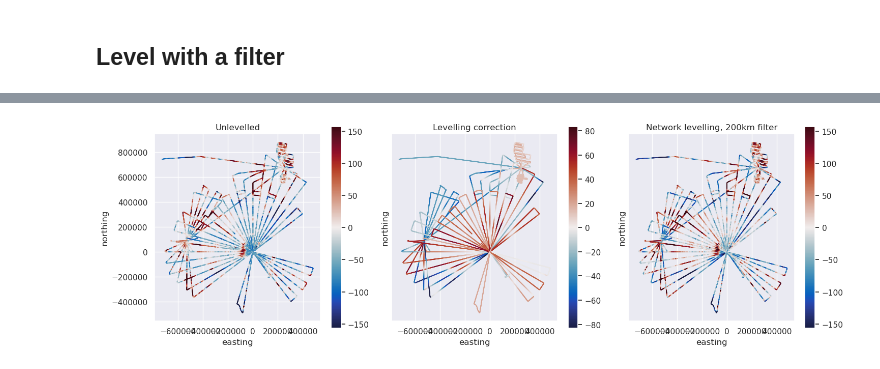
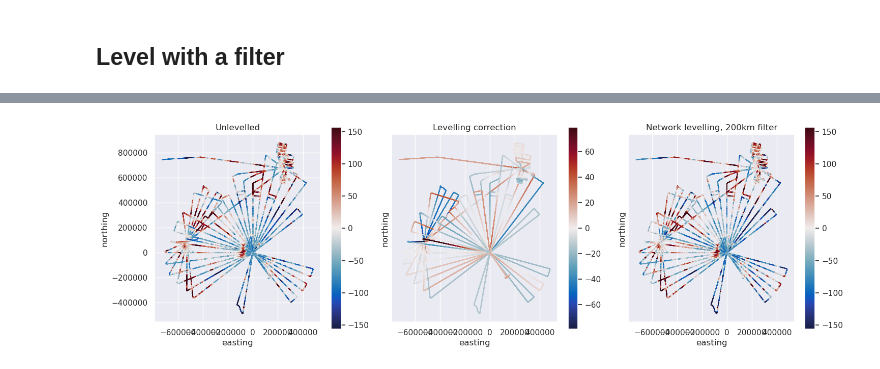
Before and after one commit to GeoToolkits/airbornegeo, a Jupyter notebook: docs/PolarGAP_magnetics_levelling.ipynb, the cells around one changed output, grey strips where cells are left out. Saved outputs shown, nothing was run; the diff lists cells and outputs as text; code cells hidden in the pictures.

```diff
--- a/docs/PolarGAP_magnetics_levelling.ipynb
+++ b/docs/PolarGAP_magnetics_levelling.ipynb
@@ -89,6 +100,8 @@ inters = airbornegeo.create_intersection_table(
     data_df,
     line_column="flight",
     method="network",
+    buffer_dist=2e3,
+    cutoff_dist=5e3,
 )
 inters
 # %% [output]
@@ -137,8 +158,7 @@ data_df, inters = airbornegeo.interpolate_intersections(
     line_column="flight",
     to_interp="unlevelled_tfa",
     interp_on="distance_along_flight",
-    # window_width=500,
-    method="cubic",
+    method="linear",
     extrapolate=True,
 )
 inters
@@ -195,6 +226,7 @@ data_df, inters_trend = airbornegeo.crossover_network_levelling(
     data_col="unlevelled_tfa",
     levelled_col="levelled_trend",
     line_column="flight",
+    distance_column="distance_along_flight",
     degree=0,
     max_iterations=20,
     plot_dynamic_levelling_convergence=True,
@@ -283,6 +316,7 @@ data_df, inters_filter = airbornegeo.crossover_network_levelling(
     data_col="unlevelled_tfa",
     levelled_col="levelled_filter",
     line_column="flight",
+    distance_column="distance_along_flight",
     filter="g200000",
     max_iterations=20,
     plot_dynamic_levelling_convergence=True,
@@ -307,7 +341,7 @@ ax.set_title(
 fig, axs = plt.subplots(1, 3, figsize=(15, 40))
 
 data_df["levelling_correction"] = data_df.levelled_filter - data_df.unlevelled_tfa
-df = data_df[::20]
+df = data_df
 
 max_abs = vd.maxabs(df.unlevelled_tfa, percentile=95)
 ax = df.plot.scatter(
@@ -334,34 +368,34 @@ ax = df.plot.scatter(
     ax=axs[1],
     cmap=cmocean.cm.balance,
     vmin=-max_abs_level_corr,
     vmax=max_abs_level_corr,
     colorbar=False,
     title="Levelling correction",
 )
 ax.set_yticks([])
 ax.set_aspect("equal")
 plt.colorbar(ax.collections[0], ax=ax, shrink=0.1)
 
 ax = df.plot.scatter(
     "easting",
     "northing",
     c="levelled_filter",
     s=0.1,
     ax=axs[2],
     cmap=cmocean.cm.balance,
     vmin=-max_abs,
     vmax=max_abs,
     colorbar=False,
     title="Network levelling, 200km filter",
 )
 ax.set_yticks([])
 ax.set_aspect("equal")
 plt.colorbar(ax.collections[0], ax=ax, shrink=0.1)
 
 plt.tight_layout()
 plt.show()
 # %% [output]
-[figure, old version]
+[figure, new version]
 # %%
 data_df.levelling_correction.plot.hist(bins=100)
 # %% [output]
```
Also changed, not shown: parts of 32 cells of this notebook, 16 other files.
